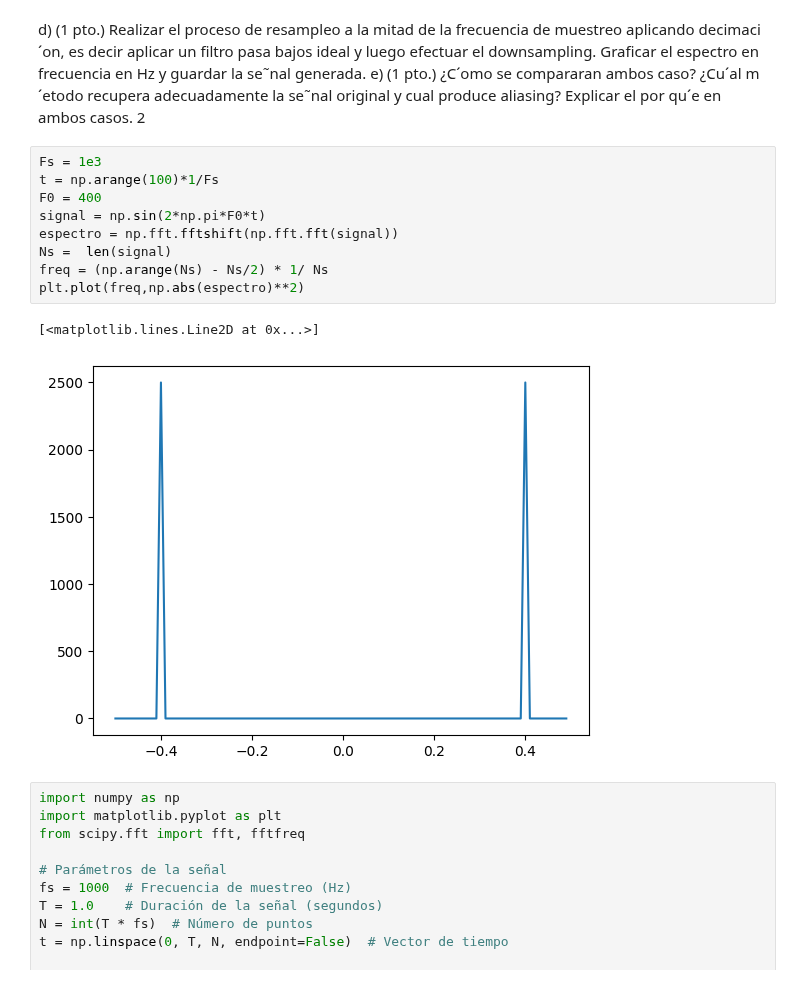
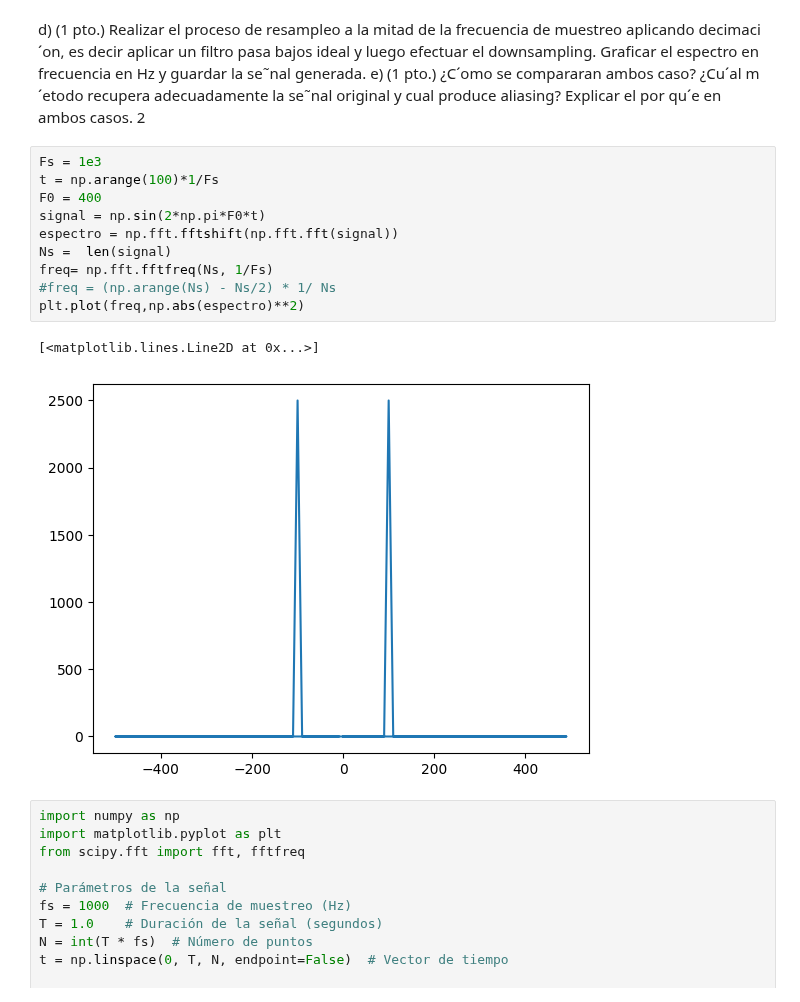
Before and after one commit to ExampleToFollow/PracticasPDS, a Jupyter notebook: Lab1/informePrevio.ipynb, the cells around one changed output. Cells and saved outputs as stored; diff of their text form.

```diff
--- a/Lab1/informePrevio.ipynb
+++ b/Lab1/informePrevio.ipynb
@@ -389,15 +388,16 @@ en ambos casos.
 # %%
 Fs = 1e3
 t = np.arange(100)*1/Fs
 F0 = 400
 signal = np.sin(2*np.pi*F0*t)
 espectro = np.fft.fftshift(np.fft.fft(signal))
 Ns =  len(signal)
-freq = (np.arange(Ns) - Ns/2) * 1/ Ns
+freq= np.fft.fftfreq(Ns, 1/Fs)
+#freq = (np.arange(Ns) - Ns/2) * 1/ Ns
 plt.plot(freq,np.abs(espectro)**2)
 # %% [output]
 [<matplotlib.lines.Line2D at 0x...>]
-[figure, old version]
+[figure, new version]
 # %%
 import numpy as np
 import matplotlib.pyplot as plt
```
Also changed, not shown: parts of 2 cells of this notebook, 3 other files.
